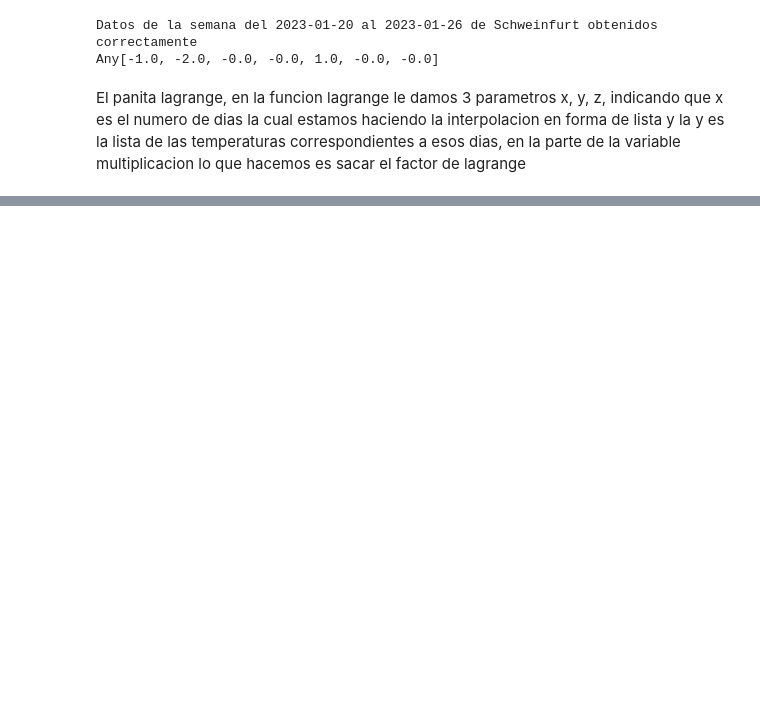
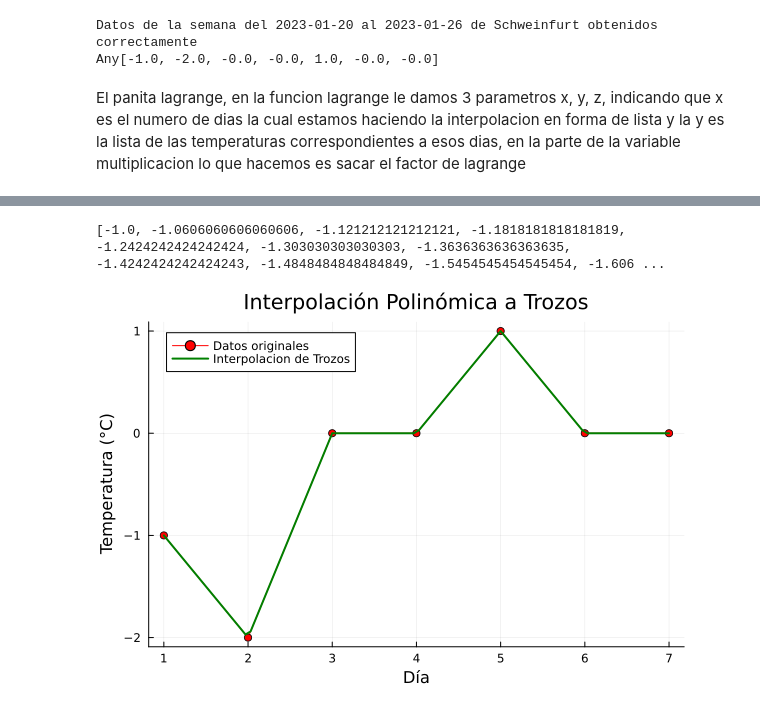
Before and after one commit to abelipe/julianb_weather, a Jupyter notebook: juliasisi.ipynb, the cells around one changed output, grey strips where cells are left out. Drawn from its saved outputs; the diff is of its cells as text; code cells hidden in the pictures; blank space fills up the shorter version.

```diff
--- a/juliasisi.ipynb
+++ b/juliasisi.ipynb
@@ -191,0 +217,37 @@ plot!(title = "panita de Hermite", xlabel = "Dias", ylabel = "Temperatura")
+# %%
+using Plots
+
+y = temps_media
+x = [1, 2, 3 , 4, 5, 6, 7]
+
+function Trozos(z, x, y)
+    i = searchsortedfirst(x, z)
+    if i == 1
+        i = 2
+    elseif i == length(x) + 1
+        i = length(x)
+    end
+    x0, x1 = x[i-1], x[i]
+    y0, y1 = y[i-1], y[i]
+    m = (y1 - y0) / (x1 - x0)
+    return y0 + m * (z - x0)
+end
+
+function interpolacionTrozos(x, y, intex_tt)
+    intey_tt = [Trozos(z, x, y) for z in intex_tt]  # Changed 'x' to 'z' to match the loop variable
+    return intey_tt
+end
+
+intex_tt = range(1, 7, length=100)
+intey_tt = interpolacionTrozos(x, y, intex_tt)  # Changed 'x' and 'y' to 'días' and 'temperatura'
+
+println(intey_tt)
+
+plot(x, y, label="Datos originales", marker=:circle, color="red")
+plot!(intex_tt, intey_tt, label="Interpolacion de Trozos", color="green", linewidth=2)  # Changed 'puntos_evaluación' to 'intex_tt'
+xlabel!("Día")
+ylabel!("Temperatura (°C)")
+title!("Interpolación Polinómica a Trozos")
+# %% [output]
+[-1.0, -1.0606060606060606, -1.121212121212121, -1.1818181818181819, -1.2424242424242424, -1.303030303030303, -1.3636363636363635, -1.4242424242424243, -1.4848484848484849, -1.5454545454545454, -1.606 ...
+[figure, added]
```
Also changed, not shown: parts of 8 cells of this notebook.
